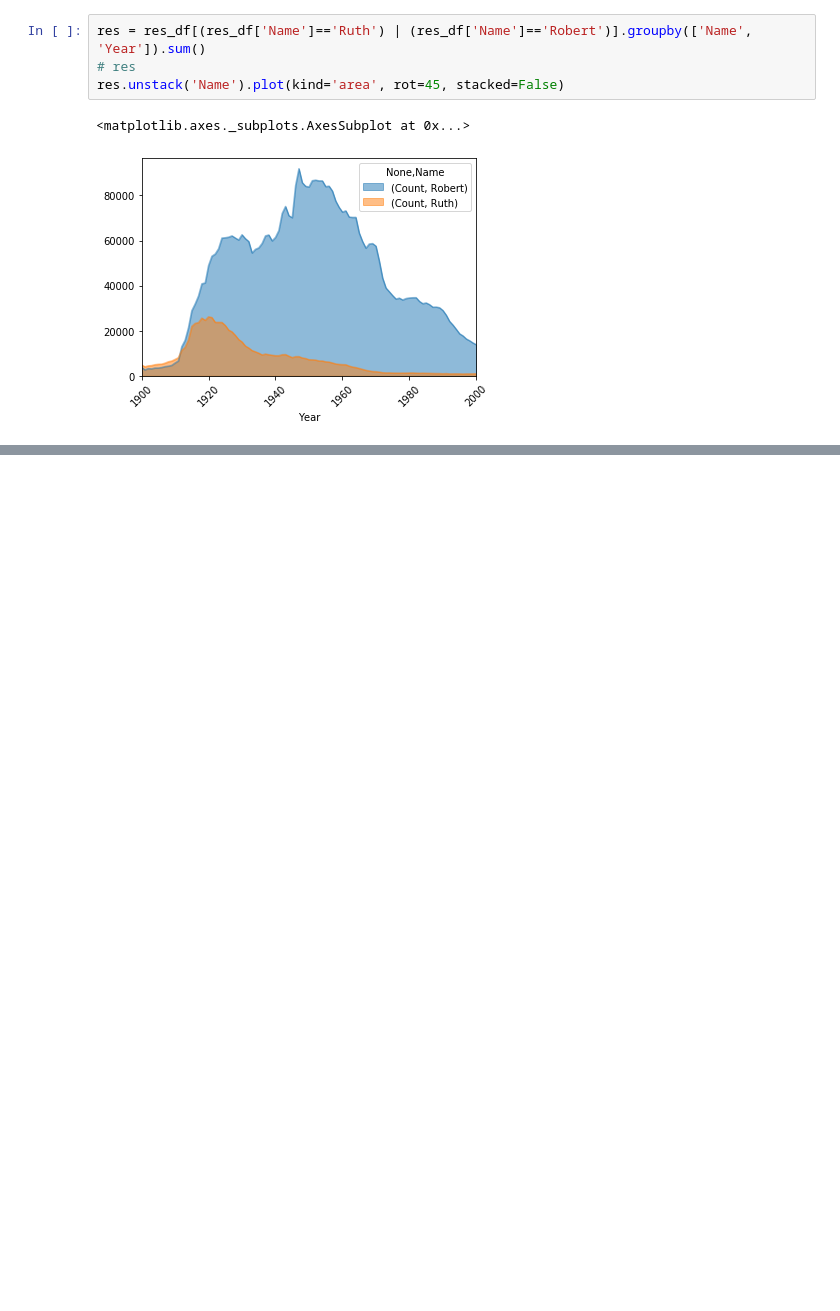
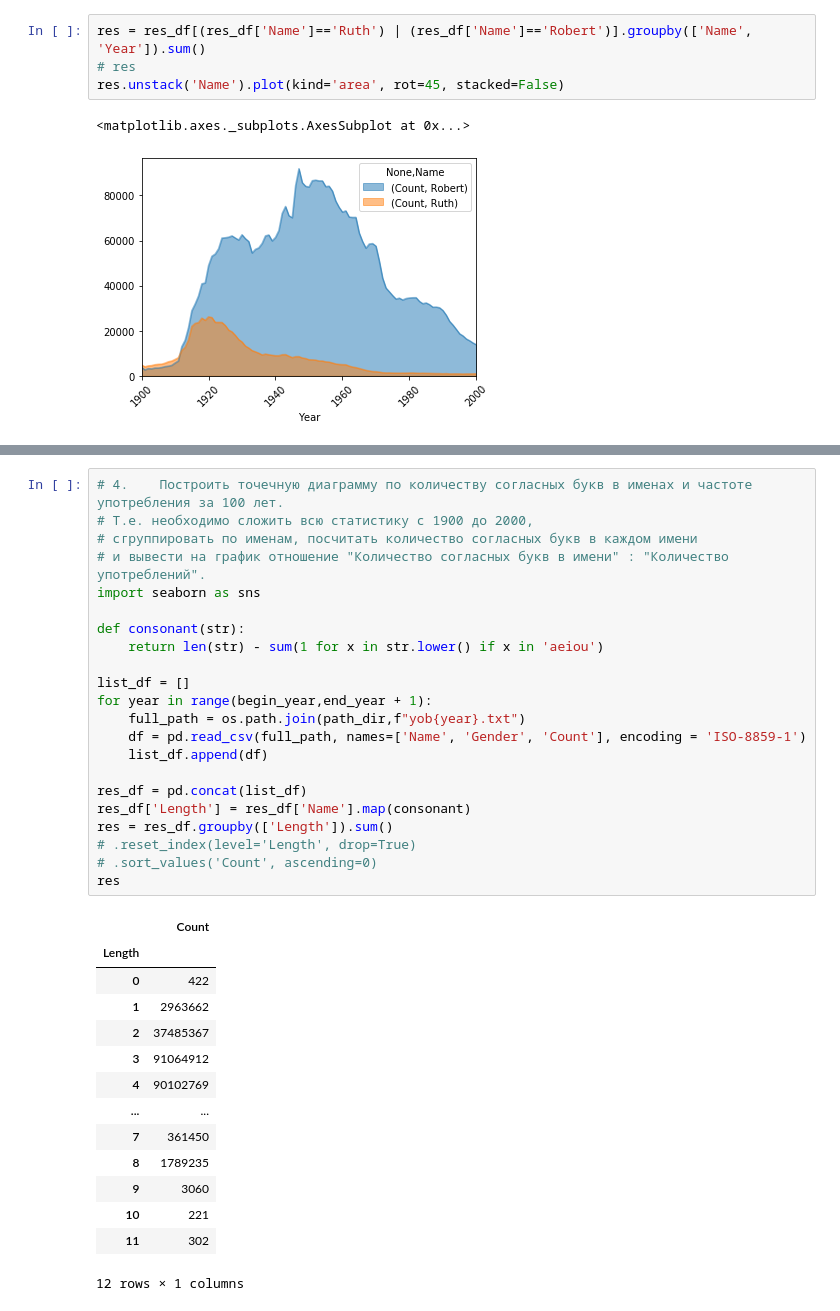
Before and after one commit to StacyFelix/hw_data_analysis2, a Jupyter notebook: yob2.ipynb, the cells around one changed output, grey strips where cells are left out. Cells and saved outputs as stored; diff of their text form; blank space fills up the shorter version.

```diff
--- a/yob2.ipynb
+++ b/yob2.ipynb
@@ -98,0 +111,37 @@ res
+# %%
+# 4.	Построить точечную диаграмму по количеству согласных букв в именах и частоте употребления за 100 лет.
+# Т.е. необходимо сложить всю статистику с 1900 до 2000,
+# сгруппировать по именам, посчитать количество согласных букв в каждом имени
+# и вывести на график отношение "Количество согласных букв в имени" : "Количество употреблений".
+import seaborn as sns
+
+def consonant(str):
+    return len(str) - sum(1 for x in str.lower() if x in 'aeiou')
+
+list_df = []
+for year in range(begin_year,end_year + 1):
+    full_path = os.path.join(path_dir,f"yob{year}.txt")
+    df = pd.read_csv(full_path, names=['Name', 'Gender', 'Count'], encoding = 'ISO-8859-1')
+    list_df.append(df)
+
+res_df = pd.concat(list_df)
+res_df['Length'] = res_df['Name'].map(consonant)
+res = res_df.groupby(['Length']).sum()
+# .reset_index(level='Length', drop=True)
+# .sort_values('Count', ascending=0)
+res
+# %% [output]
+|  | Count |
+| Length |  |
+| 0 | 422 |
+| 1 | 2963662 |
+| 2 | 37485367 |
+| 3 | 91064912 |
+| 4 | 90102769 |
+| ... | ... |
+| 7 | 361450 |
+| 8 | 1789235 |
+| 9 | 3060 |
+| 10 | 221 |
+| 11 | 302 |
+12 rows × 1 columns
```
Also changed, not shown: parts of 4 cells of this notebook, 1 other file.
